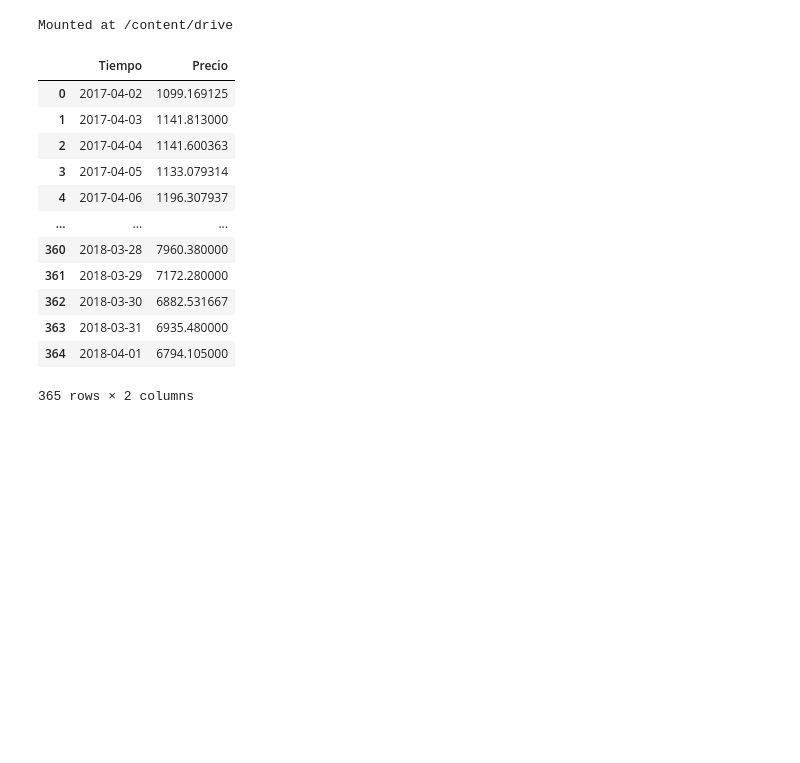
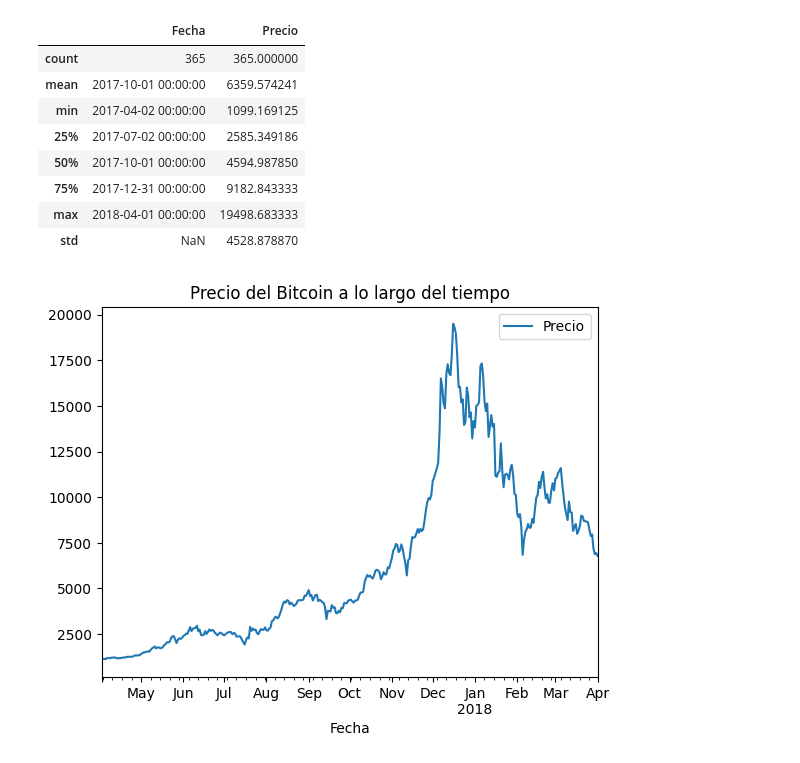
Before and after one commit to dafuentes1209/financial_analisis, a Jupyter notebook: analisis_activos.ipynb, the cells around one changed output. Cells and saved outputs as stored; diff of their text form; code cells hidden in the pictures; blank space fills up the shorter version.

```diff
--- a/analisis_activos.ipynb
+++ b/analisis_activos.ipynb
@@ -1,31 +1,22 @@
-# %%
-from google.colab import drive
-drive.mount('/content/drive')
-# %% [output]
-Mounted at /content/drive
 # %%
+import numpy as np
 import pandas as pd
-import numpy as np
 
-btc_df = pd.read_csv('sample_data/btc-market-price.csv', names = ['Tiempo', 'Precio'])
+btc_df = pd.read_csv("C:/DISEÑO/Analisis de datos/Data/btc-market-price.csv", names = ['Fecha', 'Precio'])
 
-btc_df['Tiempo'] = pd.to_datetime(btc_df['Tiempo'])
+btc_df['Fecha'] = pd.to_datetime(btc_df['Fecha'])
 
-btc_df
+btc_df.plot(x = 'Fecha', y = 'Precio', title = 'Precio del Bitcoin a lo largo del tiempo')
 
-#btc_df.plot(x = 'Tiempo', y = 'Precio')
-#activelo para ver la grafica
+btc_df.describe()
 # %% [output]
-|  | Tiempo | Precio |
-| 0 | 2017-04-02 | 1099.169125 |
-| 1 | 2017-04-03 | 1141.813000 |
-| 2 | 2017-04-04 | 1141.600363 |
-| 3 | 2017-04-05 | 1133.079314 |
-| 4 | 2017-04-06 | 1196.307937 |
-| ... | ... | ... |
-| 360 | 2018-03-28 | 7960.380000 |
-| 361 | 2018-03-29 | 7172.280000 |
-| 362 | 2018-03-30 | 6882.531667 |
-| 363 | 2018-03-31 | 6935.480000 |
-| 364 | 2018-04-01 | 6794.105000 |
+|  | Fecha | Precio |
+| count | 365 | 365.000000 |
+| mean | 2017-10-01 00:00:00 | 6359.574241 |
+| min | 2017-04-02 00:00:00 | 1099.169125 |
+| 25% | 2017-07-02 00:00:00 | 2585.349186 |
+| 50% | 2017-10-01 00:00:00 | 4594.987850 |
+| 75% | 2017-12-31 00:00:00 | 9182.843333 |
+| max | 2018-04-01 00:00:00 | 19498.683333 |
+| std | NaN | 4528.878870 |
-365 rows × 2 columns
+[figure, added]
```
